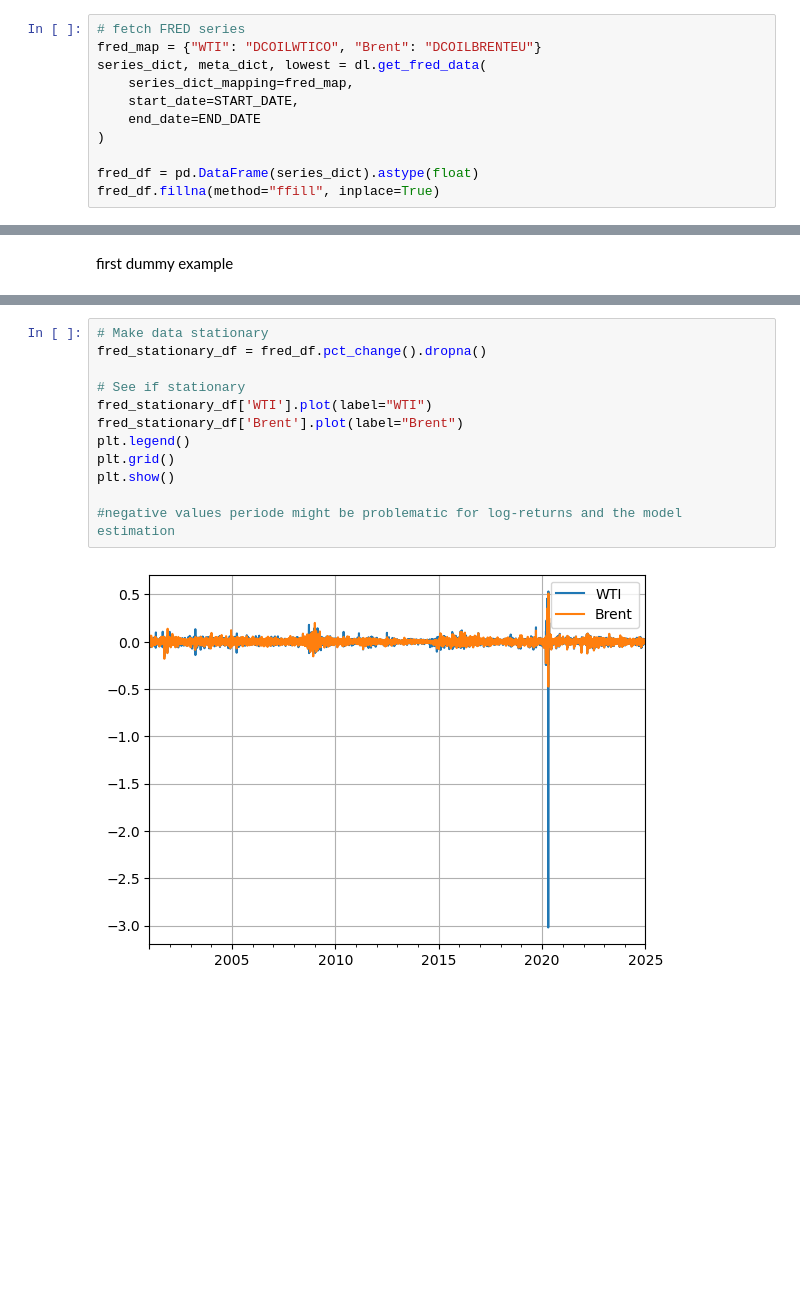
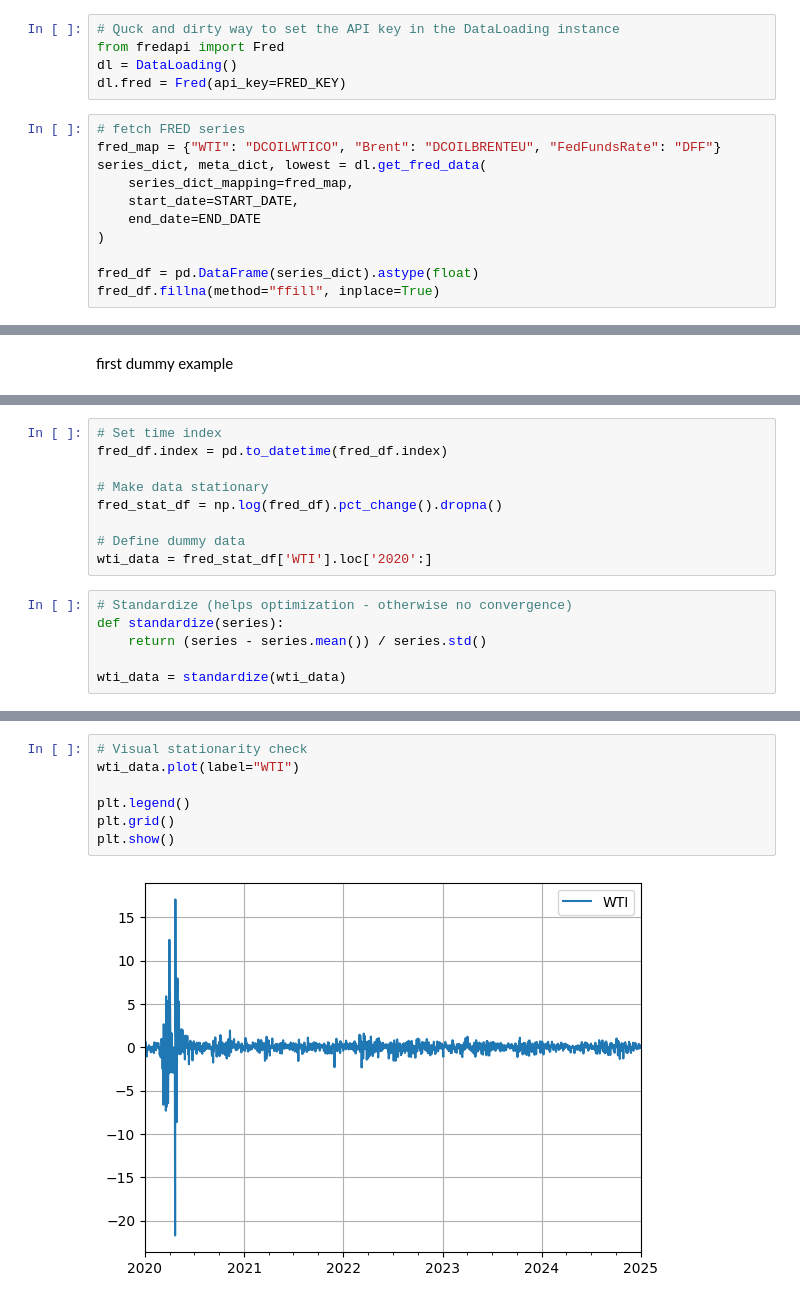
Before and after one commit to RobertHennings/Seminar, a Jupyter notebook: notebooks/01_econ_data_work.ipynb, the cells around one changed output, grey strips where cells are left out. Cells and saved outputs as stored; diff of their text form; blank space fills up the shorter version.

```diff
--- a/notebooks/01_econ_data_work.ipynb
+++ b/notebooks/01_econ_data_work.ipynb
@@ -80,9 +82,14 @@ CRED_FILE.write_text(json.dumps({"FRED_API": FRED_KEY, "US_Bureau_of_Labor_Stati
                      encoding="utf-8")
 # %% [output]
 92
+# %%
+# Quck and dirty way to set the API key in the DataLoading instance
+from fredapi import Fred
+dl = DataLoading()
+dl.fred = Fred(api_key=FRED_KEY)
 # %%
 # fetch FRED series
-fred_map = {"WTI": "DCOILWTICO", "Brent": "DCOILBRENTEU"}
+fred_map = {"WTI": "DCOILWTICO", "Brent": "DCOILBRENTEU", "FedFundsRate": "DFF"}
 series_dict, meta_dict, lowest = dl.get_fred_data(
     series_dict_mapping=fred_map,
     start_date=START_DATE,
@@ -138,0 +202,15 @@ first dummy example
+# %%
+# Set time index
+fred_df.index = pd.to_datetime(fred_df.index)
+
+# Make data stationary
+fred_stat_df = np.log(fred_df).pct_change().dropna()
+
+# Define dummy data
+wti_data = fred_stat_df['WTI'].loc['2020':]
+# %%
+# Standardize (helps optimization - otherwise no convergence)
+def standardize(series):
+    return (series - series.mean()) / series.std()
+
+wti_data = standardize(wti_data)
@@ -139,14 +230,9 @@ first dummy example
 # %%
-# Make data stationary
-fred_stationary_df = fred_df.pct_change().dropna()
+# Visual stationarity check
+wti_data.plot(label="WTI")
 
-# See if stationary
-fred_stationary_df['WTI'].plot(label="WTI")
-fred_stationary_df['Brent'].plot(label="Brent")
 plt.legend()
 plt.grid()
 plt.show()
-
-#negative values periode might be problematic for log-returns and the model estimation
 # %% [output]
-[figure, old version]
+[figure, new version]
```
Also changed, not shown: parts of 16 cells of this notebook, 1 other file.
